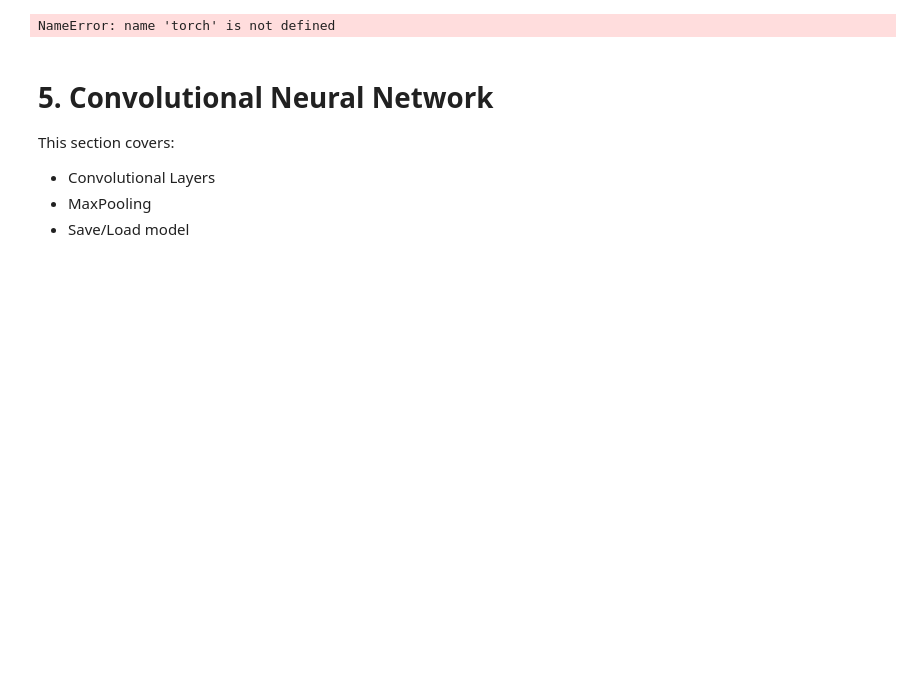
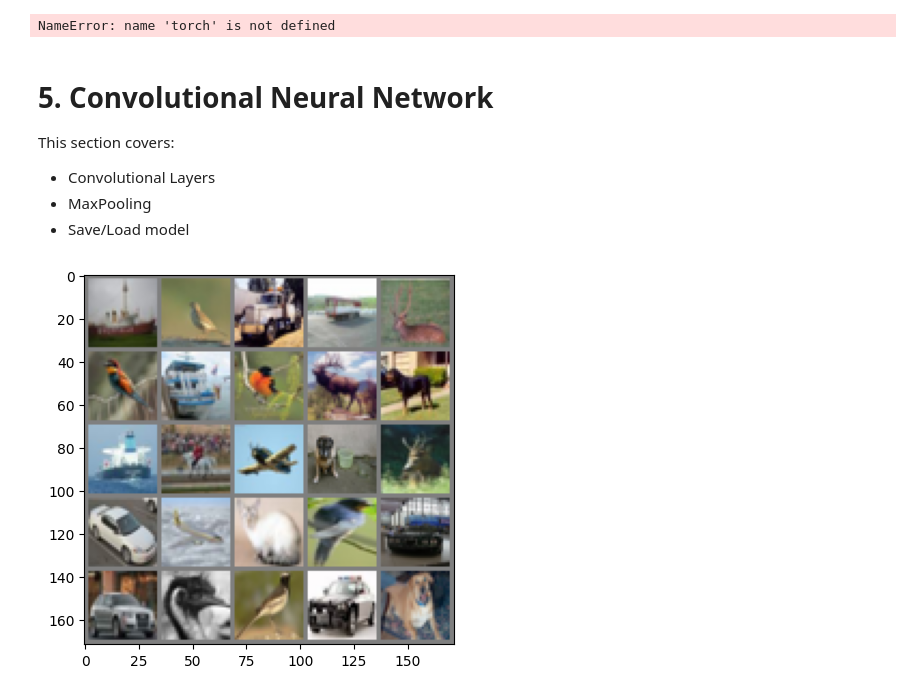
Before and after one commit to il-shunder/Machine-Learning-Projects, a Jupyter notebook: PyTorch Practice/main.ipynb, the cells around one changed output. Saved outputs shown, nothing was run; the diff lists cells and outputs as text; code cells hidden in the pictures; blank space fills up the shorter version.

Commit message:
add logic to show CIFAR10 images

```diff
--- a/PyTorch Practice/main.ipynb
+++ b/PyTorch Practice/main.ipynb
@@ -537,29 +537,45 @@ This section covers:
 # %%
 import torch
 import torch.nn as nn
 import torch.nn.functional as F
 import torchvision
 import torchvision.transforms as transforms
 import matplotlib.pyplot as plt
 import numpy as np
 
 # Device configuration
 device = torch.device("cuda" if torch.cuda.is_available() else "cpu")
 
 # Hyper-parameters
 epochs = 10
 batch_size = 32
 learning_rate = 0.01
 
 # dataset has PILImage images of range [0, 1].
 # We transform them to Tensors of normalized range [-1, 1]
 transform = transforms.Compose([transforms.ToTensor(), transforms.Normalize((0.5, 0.5, 0.5), (0.5, 0.5, 0.5))])
 
 # CIFAR10: 60000 32x32 color images in 10 classes, with 6000 images per class
 train_dataset = torchvision.datasets.CIFAR10(root='./data', train=True, download=True, transform=transform)
 
 test_dataset = torchvision.datasets.CIFAR10(root='./data', train=False, download=True, transform=transform)
 
 train_loader = torch.utils.data.DataLoader(dataset=train_dataset, batch_size=batch_size, shuffle=True)
 
 test_loader = torch.utils.data.DataLoader(dataset=test_dataset, batch_size=batch_size, shuffle=False)
+
+classes = ('plane', 'car', 'bird', 'cat', 'deer', 'dog', 'frog', 'horse', 'ship', 'truck')
+
+def imgshow(imgs):
+    imgs = imgs / 2 + 0.5   # unnormalize
+    npimgs = imgs.numpy()
+    plt.imshow(np.transpose(npimgs, (1, 2, 0)))
+    plt.show()
+
+# one batch of random training images
+dataiter = iter(train_loader)
+images, labels = next(dataiter)
+img_grid = torchvision.utils.make_grid(images[0:25], nrow=5)
+imgshow(img_grid)
+# %% [output]
+[figure, added]
```
